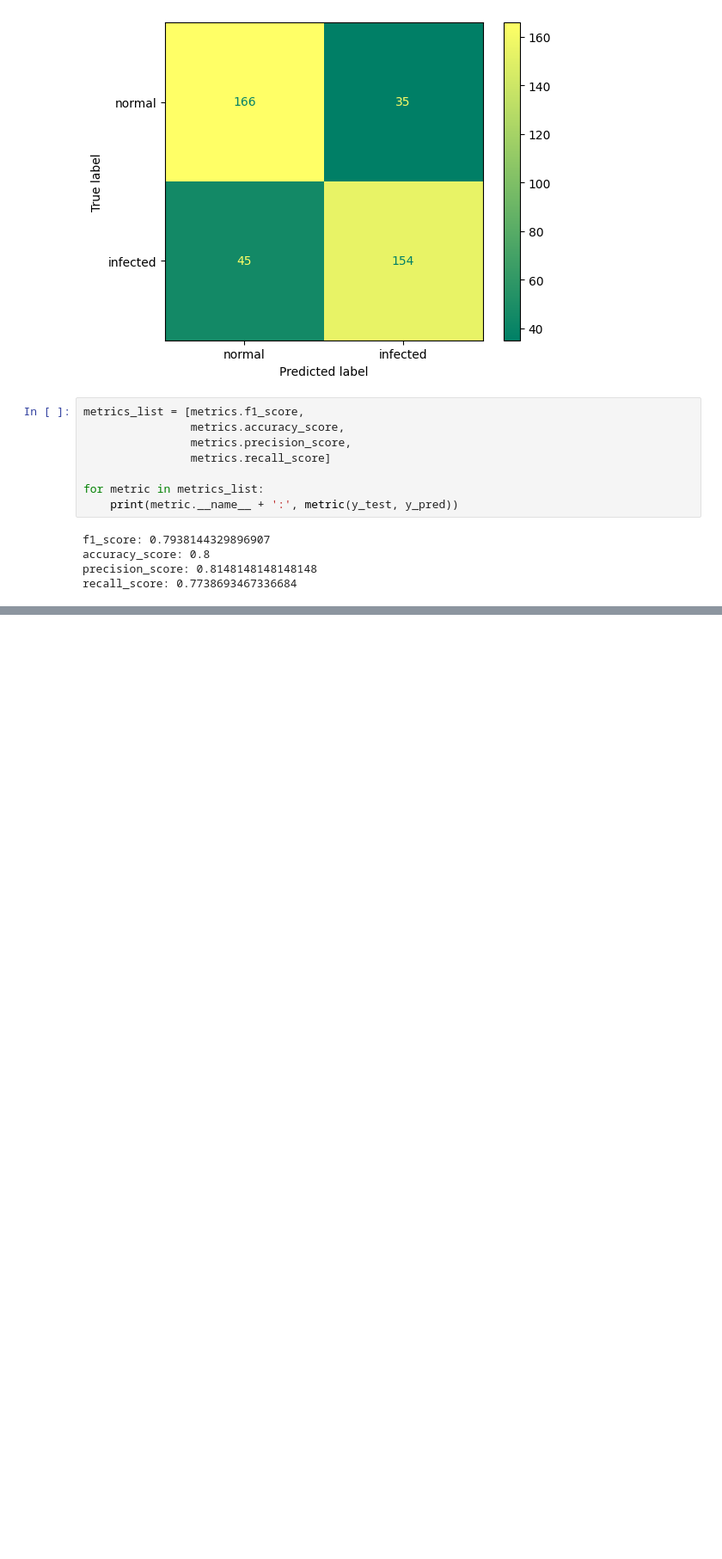
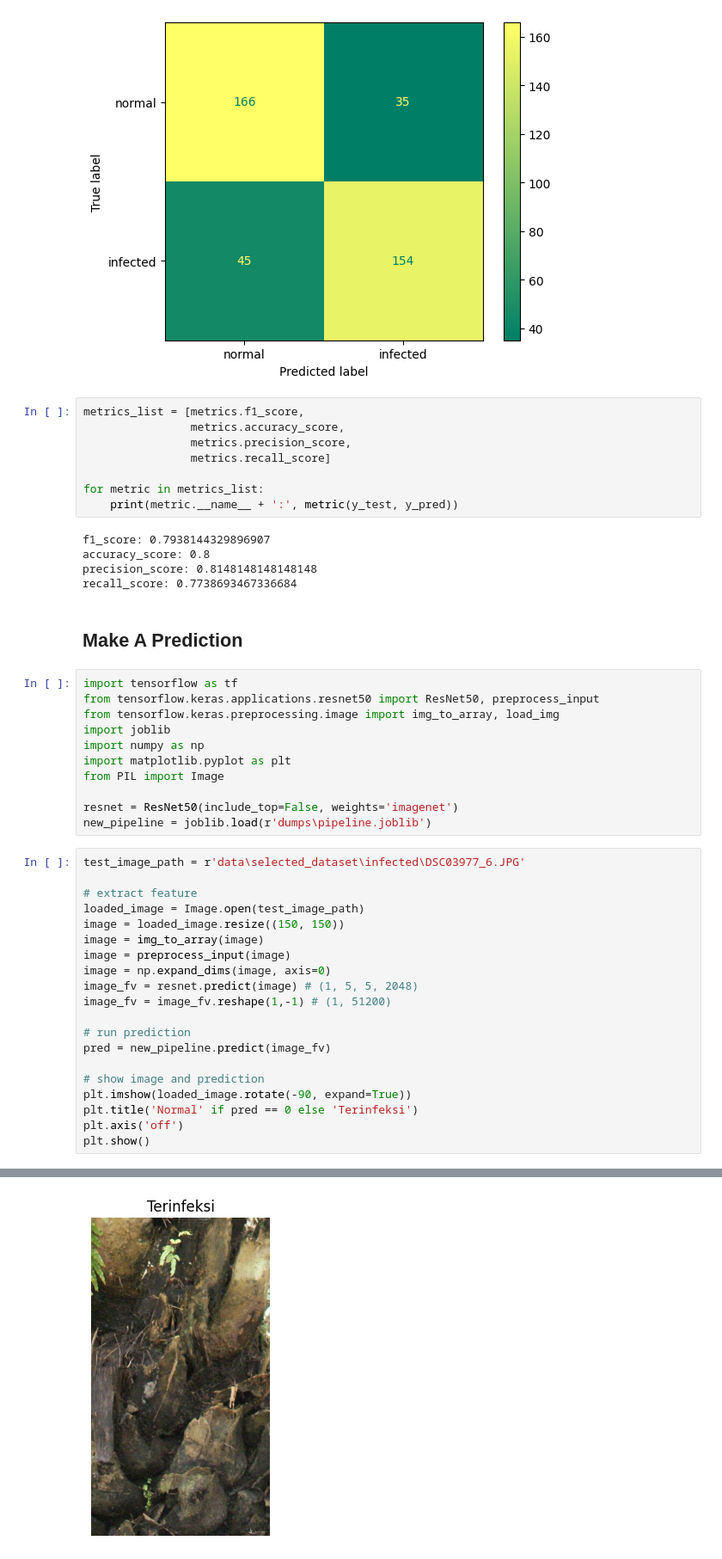
Before and after one commit to zeerafle/oil-palm-stem, a Jupyter notebook: skripsi.ipynb, the cells around one changed output, grey strips where cells are left out. Shown at 86% size. Saved outputs shown, nothing was run; the diff lists cells and outputs as text; blank space fills up the shorter version.

Commit message:
add run prediction code

```diff
--- a/skripsi.ipynb
+++ b/skripsi.ipynb
@@ -314,3 +316,37 @@ f1_score: 0.7938144329896907
 accuracy_score: 0.8
 precision_score: 0.8148148148148148
 recall_score: 0.7738693467336684
+# %% [markdown]
+## Make A Prediction
+# %%
+import tensorflow as tf
+from tensorflow.keras.applications.resnet50 import ResNet50, preprocess_input
+from tensorflow.keras.preprocessing.image import img_to_array, load_img
+import joblib
+import numpy as np
+import matplotlib.pyplot as plt
+from PIL import Image
+
+resnet = ResNet50(include_top=False, weights='imagenet')
+new_pipeline = joblib.load(r'dumps\pipeline.joblib')
+# %%
+test_image_path = r'data\selected_dataset\infected\DSC03977_6.JPG'
+
+# extract feature
+loaded_image = Image.open(test_image_path)
+image = loaded_image.resize((150, 150))
+image = img_to_array(image)
+image = preprocess_input(image)
+image = np.expand_dims(image, axis=0)
+image_fv = resnet.predict(image) # (1, 5, 5, 2048)
+image_fv = image_fv.reshape(1,-1) # (1, 51200)
+
+# run prediction
+pred = new_pipeline.predict(image_fv)
+
+# show image and prediction
+plt.imshow(loaded_image.rotate(-90, expand=True))
+plt.title('Normal' if pred == 0 else 'Terinfeksi')
+plt.axis('off')
+plt.show()
+# %% [output]
@@ -316,0 +354 @@ recall_score: 0.7738693467336684
+[figure, added]
```
Also changed, not shown: parts of 2 cells of this notebook.
